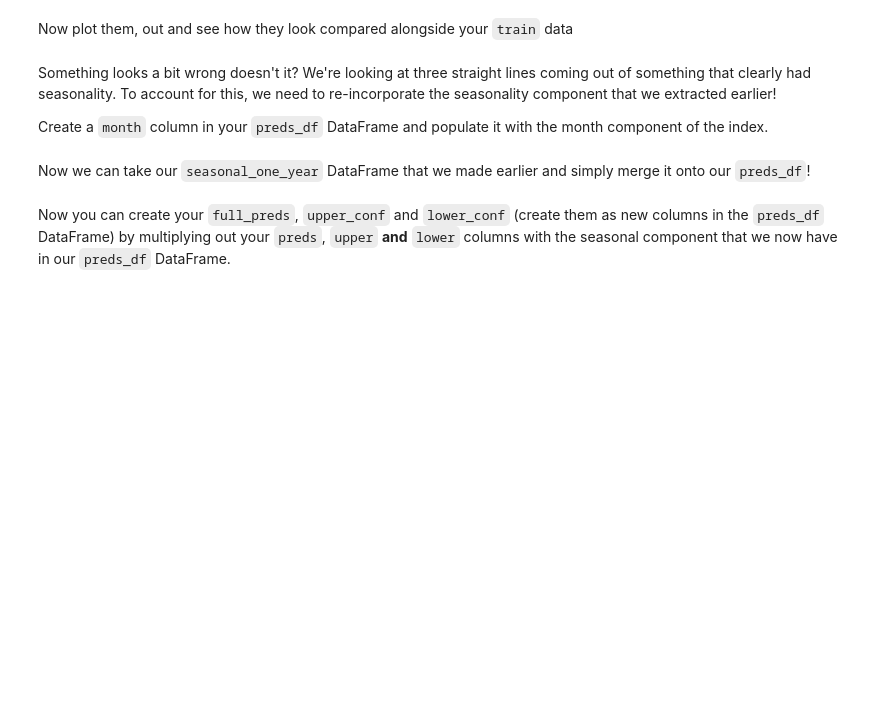
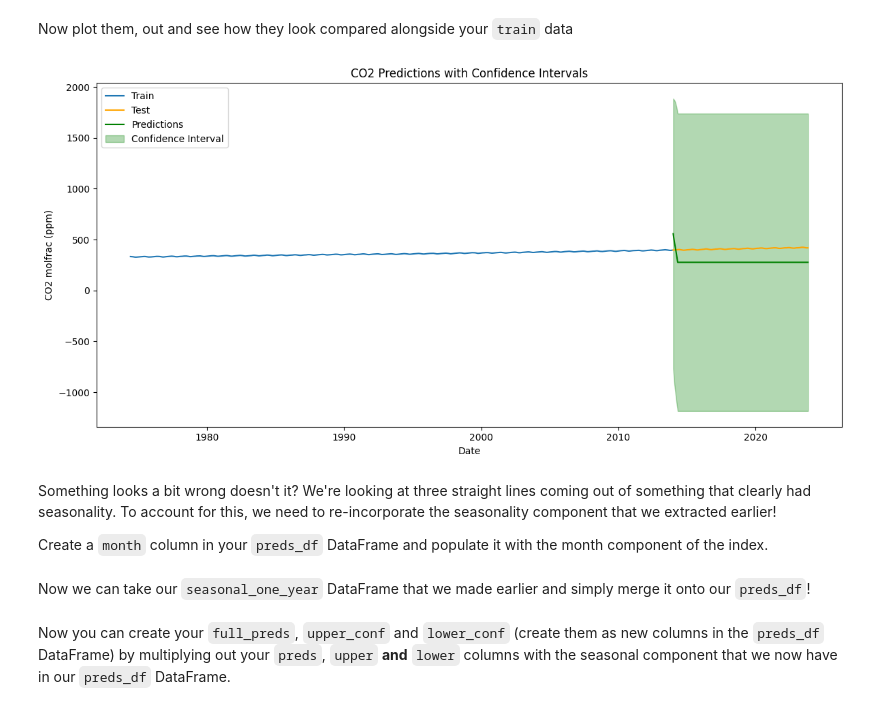
Before and after one commit to saranjthilak/data-arima-101, a Jupyter notebook: arima_seasonal_intro.ipynb, the cells around one changed output. Saved outputs shown, nothing was run; the diff lists cells and outputs as text; code cells hidden in the pictures; blank space fills up the shorter version.

Commit message:
Completed preds step

```diff
--- a/arima_seasonal_intro.ipynb
+++ b/arima_seasonal_intro.ipynb
@@ -427,2 +549,8 @@ train
 # %%
-# YOUR CODE HERE
+from pmdarima import auto_arima
+
+# Use auto_arima to find the best model order based on AIC
+auto_model = auto_arima(train['seasonal_stripped'], seasonal=False, stepwise=True, trace=True, suppress_warnings=True)
+
+# Print the best model summary
+print(auto_model.summary())
@@ -446,4 +625,15 @@ Often times, it can be hard to predict which model with fit best on our data so
 # %% [markdown]
 Now that we have our best model, we'd like to generate some predictions and - crucially - some confidence intervals. Use your model to predict for the length of your test set and ensure that you also return those intervals (use `return_conf_int = True`). Create a `preds_df` DataFrame with columns for `preds`, `upper` and `lower` bounds.
 # %%
-# YOUR CODE HERE
+# Generate predictions for the length of the test set with confidence intervals
+n_periods = len(test)
+preds, conf_int = auto_model.predict(n_periods=n_periods, return_conf_int=True)
+
+# Create DataFrame with predictions and confidence intervals
+preds_df = pd.DataFrame({
+    "preds": preds,
+    "lower": conf_int[:, 0],
+    "upper": conf_int[:, 1]
+}, index=test.index)
+
+preds_df.head()
@@ -461,7 +676,25 @@ print(result.check())
 # %% [markdown]
 Now plot them, out and see how they look compared alongside your `train` data
 # %%
-# YOUR CODE HERE
+# Plot the original train and test data
+plt.figure(figsize=(12, 6))
+plt.plot(train.index, train["CO2 molfrac (ppm)"], label="Train")
+plt.plot(test.index, test["CO2 molfrac (ppm)"], label="Test", color='orange')
+
+# Plot predictions
+plt.plot(preds_df.index, preds_df["preds"], label="Predictions", color='green')
+
+# Plot confidence intervals
+plt.fill_between(preds_df.index, preds_df["lower"], preds_df["upper"], color='green', alpha=0.3, label="Confidence Interval")
+
+plt.title("CO2 Predictions with Confidence Intervals")
+plt.xlabel("Date")
+plt.ylabel("CO2 molfrac (ppm)")
+plt.legend()
+plt.tight_layout()
+plt.show()
+# %% [output]
+[figure, added]
 # %% [markdown]
 Something looks a bit wrong doesn't it? We're looking at three straight lines coming out of something that clearly had seasonality. To account for this, we need to re-incorporate the seasonality component that we extracted earlier!
 
```
Also changed, not shown: parts of 19 cells of this notebook, 2 other files.
